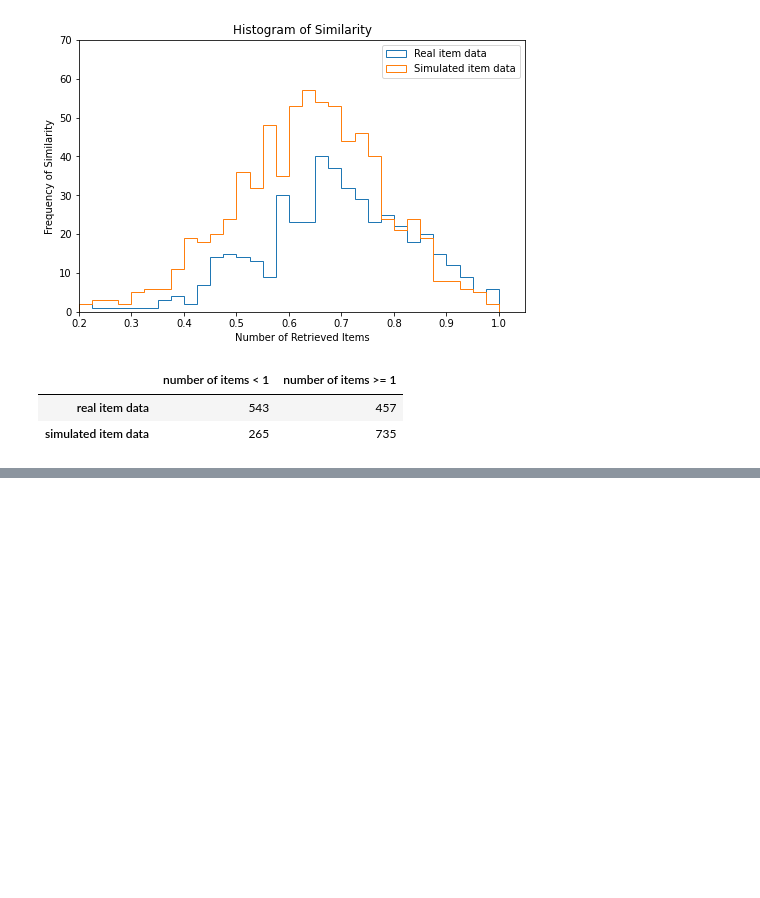
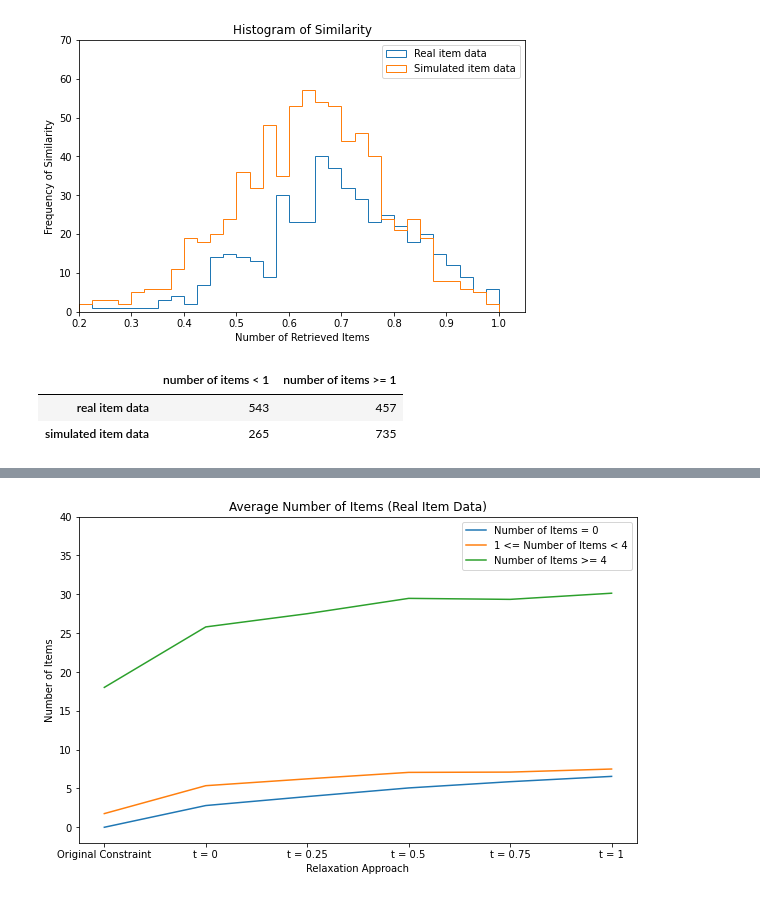
Before and after one commit to gqin10/notebooks-recommender-system, a Jupyter notebook: experiment.ipynb, the cells around one changed output, grey strips where cells are left out. Cells and saved outputs as stored; diff of their text form; code cells hidden in the pictures; blank space fills up the shorter version.

```diff
--- a/experiment.ipynb
+++ b/experiment.ipynb
@@ -177,0 +222,23 @@ plt.show()
+# %%
+less_item_count = 4
+# %%
+f = plt.figure()
+f.set_figwidth(10)
+f.set_figheight(6)
+
+result_no_items, result_items_more = split_data_result(real_result, 1)
+result_items_less, result_items_more = split_data_result(result_items_more, less_item_count)
+plt.plot([val for val in result_no_items[no_of_items_cols].mean()])
+plt.plot([val for val in result_items_less[no_of_items_cols].mean()])
+plt.plot([val for val in result_items_more[no_of_items_cols].mean()])
+
+plt.title('Average Number of Items (Real Item Data)')
+plt.legend(['Number of Items = 0', f'1 <= Number of Items < {less_item_count}', f'Number of Items >= {less_item_count}'], loc='upper right')
+plt.xticks(np.arange(0, len(no_of_items_cols)), relaxation_approaches)
+plt.ylabel('Number of Items')
+plt.xlabel('Relaxation Approach')
+plt.ylim([-2, 40])
+
+plt.show()
+# %% [output]
+[figure, added]
```
Also changed, not shown: parts of 15 cells of this notebook, 4 other files.
